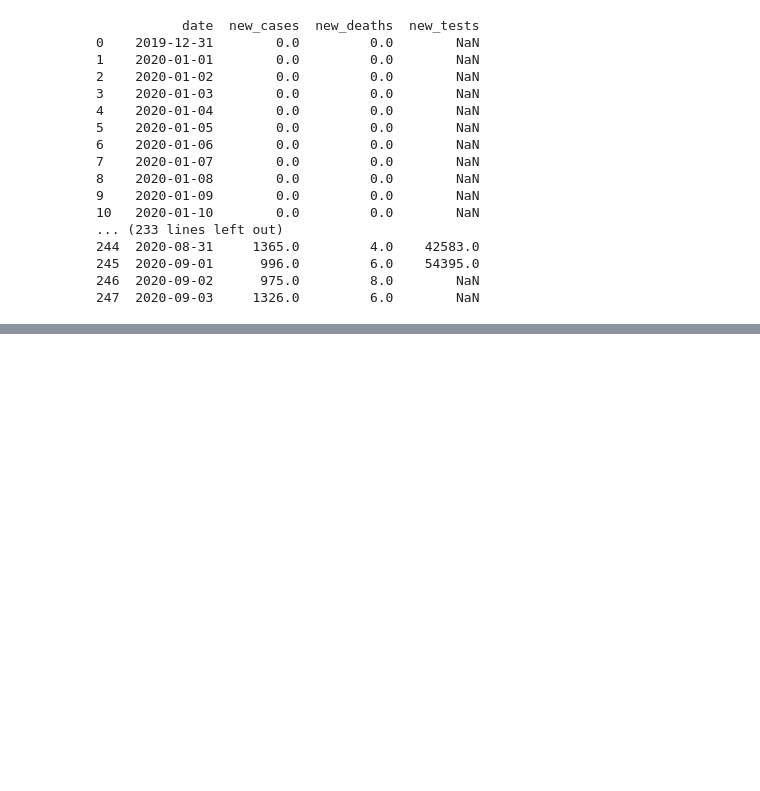
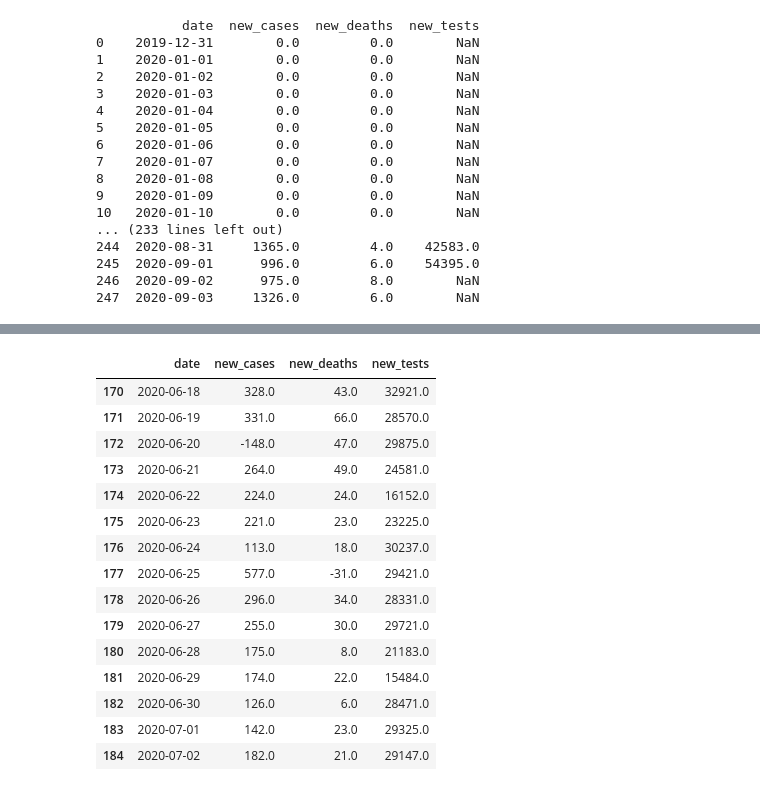
Before and after one commit to root459/DATAanalysis, a Jupyter notebook: pandas.ipynb, the cells around one changed output, grey strips where cells are left out. Cells and saved outputs as stored; diff of their text form; code cells hidden in the pictures; blank space fills up the shorter version.

```diff
--- a/pandas.ipynb
+++ b/pandas.ipynb
@@ -98,0 +114,19 @@ print(covid)
+# %%
+covid.iloc[170:185]
+# %% [output]
+|  | date | new_cases | new_deaths | new_tests |
+| 170 | 2020-06-18 | 328.0 | 43.0 | 32921.0 |
+| 171 | 2020-06-19 | 331.0 | 66.0 | 28570.0 |
+| 172 | 2020-06-20 | -148.0 | 47.0 | 29875.0 |
+| 173 | 2020-06-21 | 264.0 | 49.0 | 24581.0 |
+| 174 | 2020-06-22 | 224.0 | 24.0 | 16152.0 |
+| 175 | 2020-06-23 | 221.0 | 23.0 | 23225.0 |
+| 176 | 2020-06-24 | 113.0 | 18.0 | 30237.0 |
+| 177 | 2020-06-25 | 577.0 | -31.0 | 29421.0 |
+| 178 | 2020-06-26 | 296.0 | 34.0 | 28331.0 |
+| 179 | 2020-06-27 | 255.0 | 30.0 | 29721.0 |
+| 180 | 2020-06-28 | 175.0 | 8.0 | 21183.0 |
+| 181 | 2020-06-29 | 174.0 | 22.0 | 15484.0 |
+| 182 | 2020-06-30 | 126.0 | 6.0 | 28471.0 |
+| 183 | 2020-07-01 | 142.0 | 23.0 | 29325.0 |
+| 184 | 2020-07-02 | 182.0 | 21.0 | 29147.0 |
```
Also changed, not shown: parts of 9 cells of this notebook.
